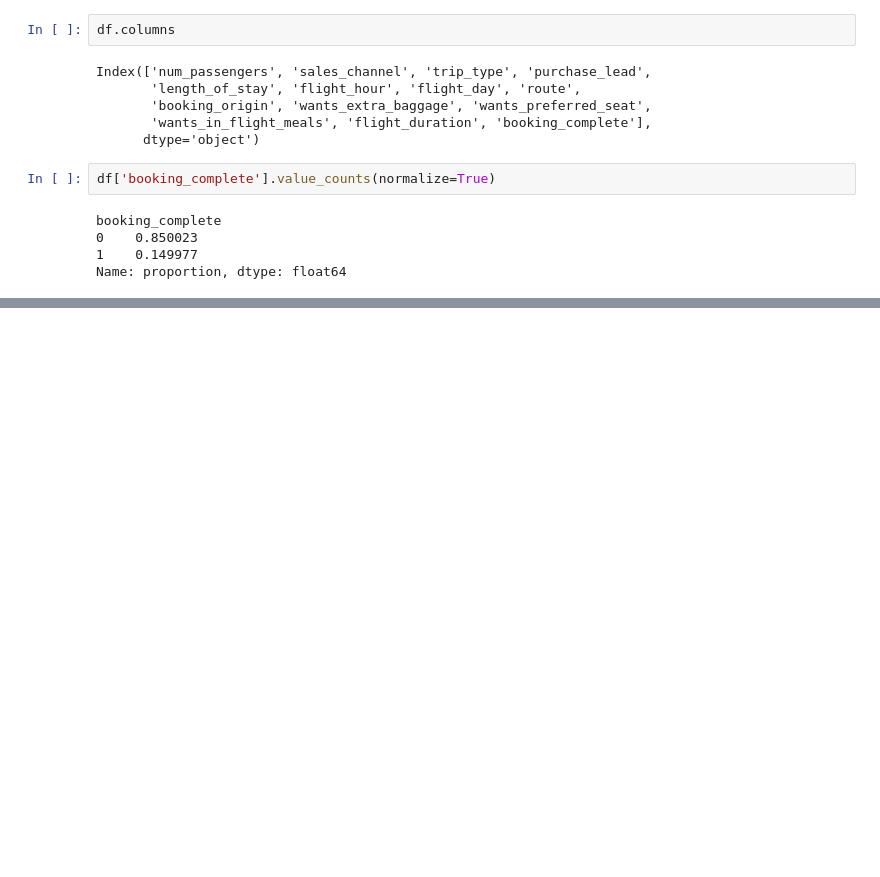
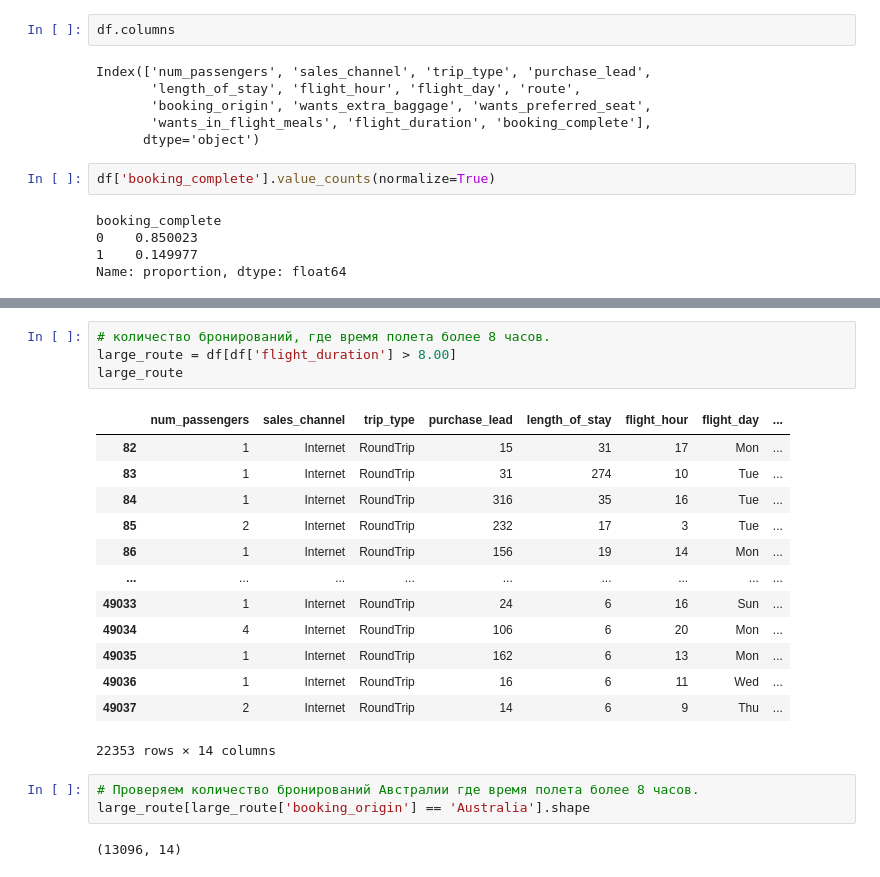
Before and after one commit to ecmaxim/final_project, a Jupyter notebook: not_duplicates.ipynb, the cells around one changed output, grey strips where cells are left out. Drawn from its saved outputs; the diff is of its cells as text; blank space fills up the shorter version.

```diff
--- a/not_duplicates.ipynb
+++ b/not_duplicates.ipynb
@@ -212,0 +281,23 @@ Name: proportion, dtype: float64
+# %%
+# количество бронирований, где время полета более 8 часов.
+large_route = df[df['flight_duration'] > 8.00]
+large_route
+# %% [output]
+|  | num_passengers | sales_channel | trip_type | purchase_lead | length_of_stay | flight_hour | flight_day | ... |
+| 82 | 1 | Internet | RoundTrip | 15 | 31 | 17 | Mon | ... |
+| 83 | 1 | Internet | RoundTrip | 31 | 274 | 10 | Tue | ... |
+| 84 | 1 | Internet | RoundTrip | 316 | 35 | 16 | Tue | ... |
+| 85 | 2 | Internet | RoundTrip | 232 | 17 | 3 | Tue | ... |
+| 86 | 1 | Internet | RoundTrip | 156 | 19 | 14 | Mon | ... |
+| ... | ... | ... | ... | ... | ... | ... | ... | ... |
+| 49033 | 1 | Internet | RoundTrip | 24 | 6 | 16 | Sun | ... |
+| 49034 | 4 | Internet | RoundTrip | 106 | 6 | 20 | Mon | ... |
+| 49035 | 1 | Internet | RoundTrip | 162 | 6 | 13 | Mon | ... |
+| 49036 | 1 | Internet | RoundTrip | 16 | 6 | 11 | Wed | ... |
+| 49037 | 2 | Internet | RoundTrip | 14 | 6 | 9 | Thu | ... |
+22353 rows × 14 columns
+# %%
+# Проверяем количество бронирований Австралии где время полета более 8 часов.
+large_route[large_route['booking_origin'] == 'Australia'].shape
+# %% [output]
+(13096, 14)
```
Also changed, not shown: parts of 16 cells of this notebook, 9 other files.
